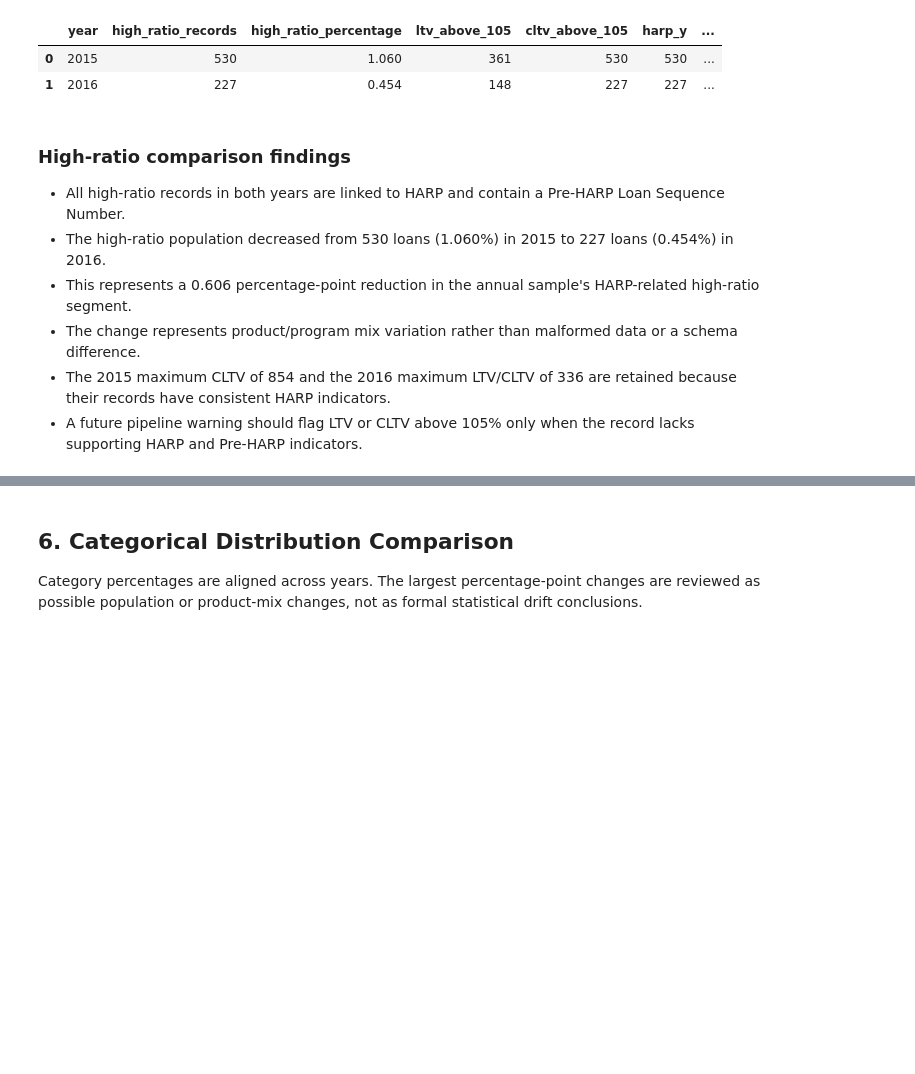
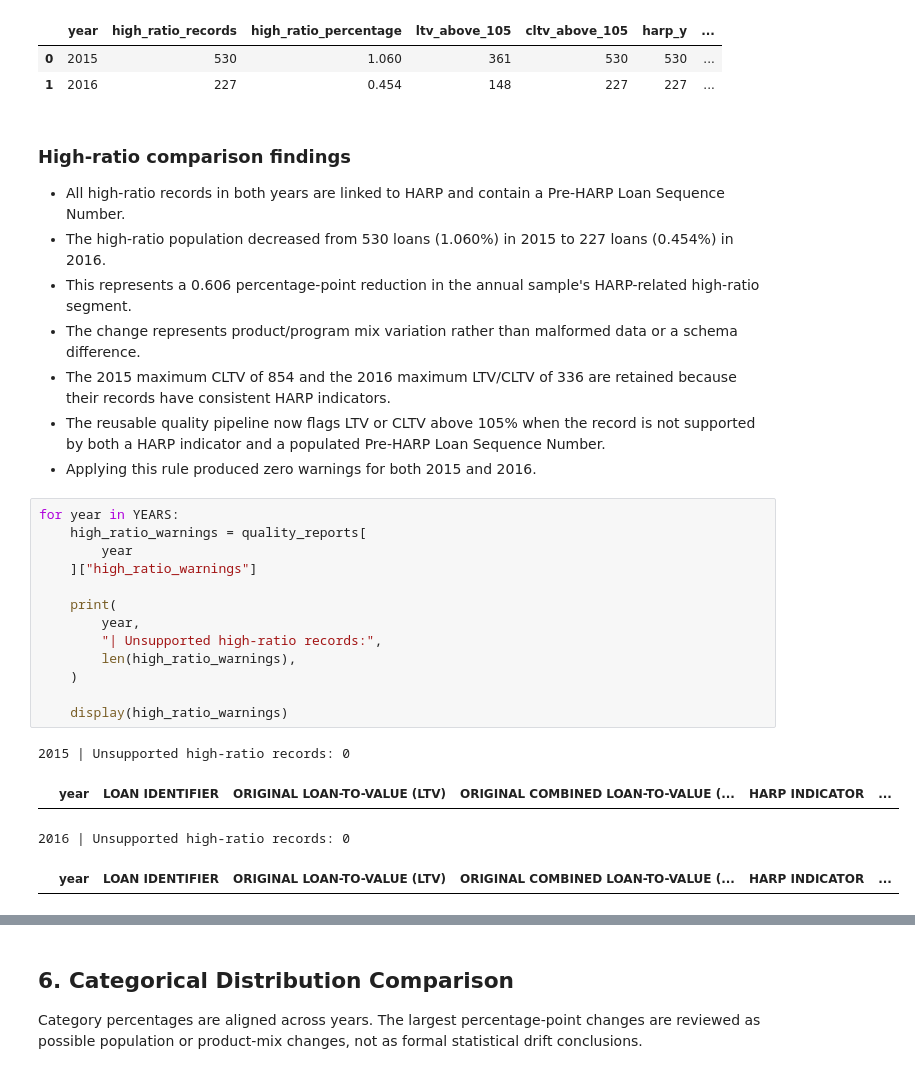
Before and after one commit to arifa1405/mortgage-model-reliability, a Jupyter notebook: notebooks/03_freddie_multi_year_origination_validation.ipynb, the cells around one changed output, grey strips where cells are left out. Saved outputs shown, nothing was run; the diff lists cells and outputs as text; blank space fills up the shorter version.

```diff
--- a/notebooks/03_freddie_multi_year_origination_validation.ipynb
+++ b/notebooks/03_freddie_multi_year_origination_validation.ipynb
@@ -621,5 +621,25 @@ display(
   data or a schema difference.
 - The 2015 maximum CLTV of 854 and the 2016 maximum LTV/CLTV of 336 are
   retained because their records have consistent HARP indicators.
-- A future pipeline warning should flag LTV or CLTV above 105% only when the
-  record lacks supporting HARP and Pre-HARP indicators.
+- The reusable quality pipeline now flags LTV or CLTV above 105% when the
+  record is not supported by both a HARP indicator and a populated Pre-HARP
+  Loan Sequence Number.
+- Applying this rule produced zero warnings for both 2015 and 2016.
+# %%
+for year in YEARS:
+    high_ratio_warnings = quality_reports[
+        year
+    ]["high_ratio_warnings"]
+
+    print(
+        year,
+        "| Unsupported high-ratio records:",
+        len(high_ratio_warnings),
+    )
+
+    display(high_ratio_warnings)
+# %% [output]
+2015 | Unsupported high-ratio records: 0
+|  | year | LOAN IDENTIFIER | ORIGINAL LOAN-TO-VALUE (LTV) | ORIGINAL COMBINED LOAN-TO-VALUE (... | HARP INDICATOR | ... |
+2016 | Unsupported high-ratio records: 0
+|  | year | LOAN IDENTIFIER | ORIGINAL LOAN-TO-VALUE (LTV) | ORIGINAL COMBINED LOAN-TO-VALUE (... | HARP INDICATOR | ... |
```
Also changed, not shown: parts of 6 cells of this notebook, 2 other files.
